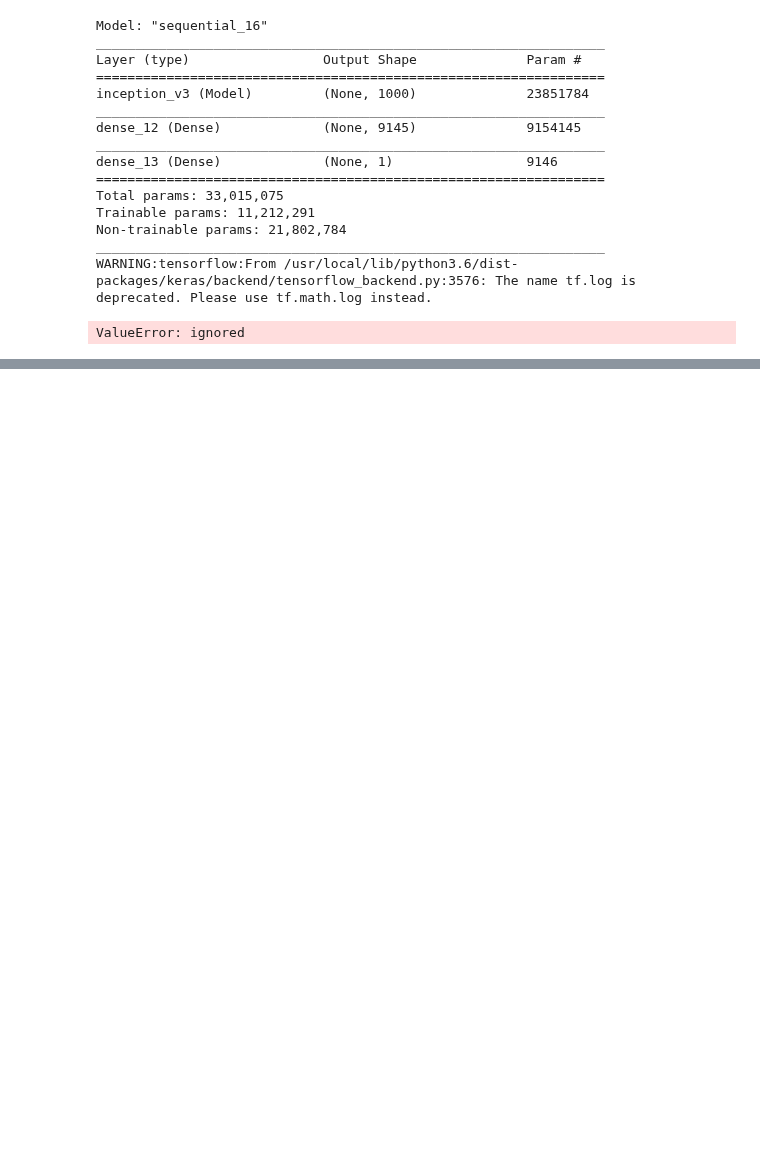
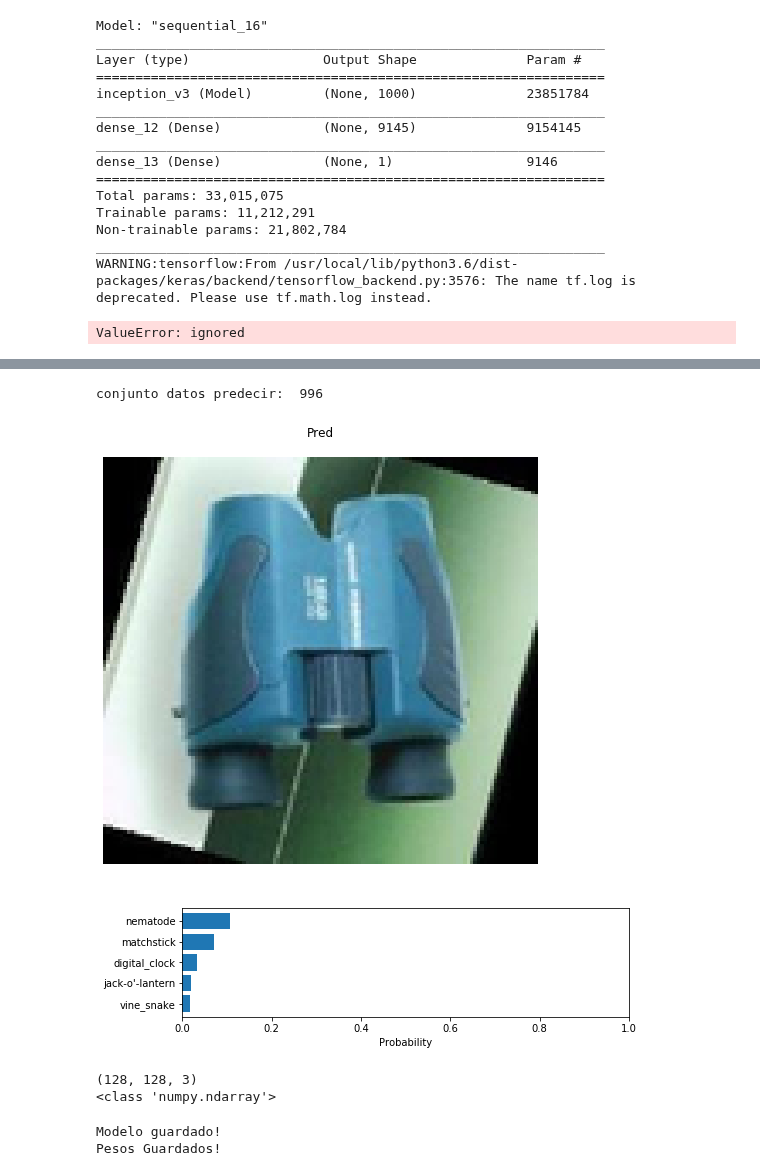
Before and after one commit to wisrovi/RedesNeuronales, a Jupyter notebook: 07MAIR-WilliamSteveRodriguezVillamizar.ipynb, the cells around one changed output, grey strips where cells are left out. Drawn from its saved outputs; the diff is of its cells as text; code cells hidden in the pictures; blank space fills up the shorter version.

```diff
--- a/07MAIR-WilliamSteveRodriguezVillamizar.ipynb
+++ b/07MAIR-WilliamSteveRodriguezVillamizar.ipynb
@@ -195,0 +213,11 @@ plt.show()
+# %%
+def plot_pred(pred):
+    plt.figure(figsize=(8, 2))
+    classes = [c[1] for c in pred]
+    probas = [c[2] for c in pred]
+    y_pos = np.arange(len(classes))
+    plt.barh(y_pos, probas, align='center')
+    plt.yticks(y_pos, classes)
+    plt.gca().invert_yaxis()
+    plt.xlabel('Probability')
+    plt.xlim(0, 1)
@@ -196,7 +235,52 @@ plt.show()
 # %%
+
 print("conjunto datos predecir: ", len(X_test_predic))
 cantidadPorcentajesMostrar = 5 #muestra los de mayor porcentaje
-
-from keras.applications.inception_v3 import decode_predictions
-prediccion = pre_trained_model.predict(X_test_predic[0])
-decode_predictions(prediccion, top=cantidadPorcentajesMostrar)[0]
+# %%
+from skimage.transform import resize
+from keras.applications.inception_v3 import decode_predictions
+def predecir(model, dato):
+  dato = resize(dato, (299, 299), anti_aliasing=True)
+
+  dato = preprocess_input(dato)
+  dato = np.expand_dims(dato, axis=0) #añadir una dimension mas para que el modelo lo pueda evaluar
+
+  prediccion = model.predict(dato) #predecir
+  return decode_predictions(prediccion, top=cantidadPorcentajesMostrar)[0]
+# %%
+dato_evaluar = X_predic[100]
+pred = predecir(conv_base, dato_evaluar)
+plot_image(dato_evaluar, "Pred")
+plot_pred(pred)
+# %% [output]
+conjunto datos predecir:  996
+[figure, added]
+[figure, added]
+# %%
+print(X_test_predic[0].shape)
+print(type(X_test_predic[0]))
+# %% [output]
+(128, 128, 3)
+<class 'numpy.ndarray'>
+# %%
+nombreModeloGuardado = "model.json"
+nombrePesosGuardados = "model.h5"
+
+def GuardarModelo(model, archivoModelo, archivoPesos):
+    try:
+        # serializar el modelo a JSON
+        model_json = model.to_json()
+        with open(archivoModelo, "w") as json_file:
+            json_file.write(model_json)
+            print("Modelo guardado!")
+        # serializar los pesos a HDF5
+        model.save_weights(archivoPesos)
+        print("Pesos Guardados!")
+        return True
+    except:
+        return False
+
+GuardarModelo(conv_base, BASE_FOLDER + "model.json",  BASE_FOLDER + "model.h5")
+# %% [output]
+Modelo guardado!
+Pesos Guardados!
```
Also changed, not shown: parts of 10 cells of this notebook.
